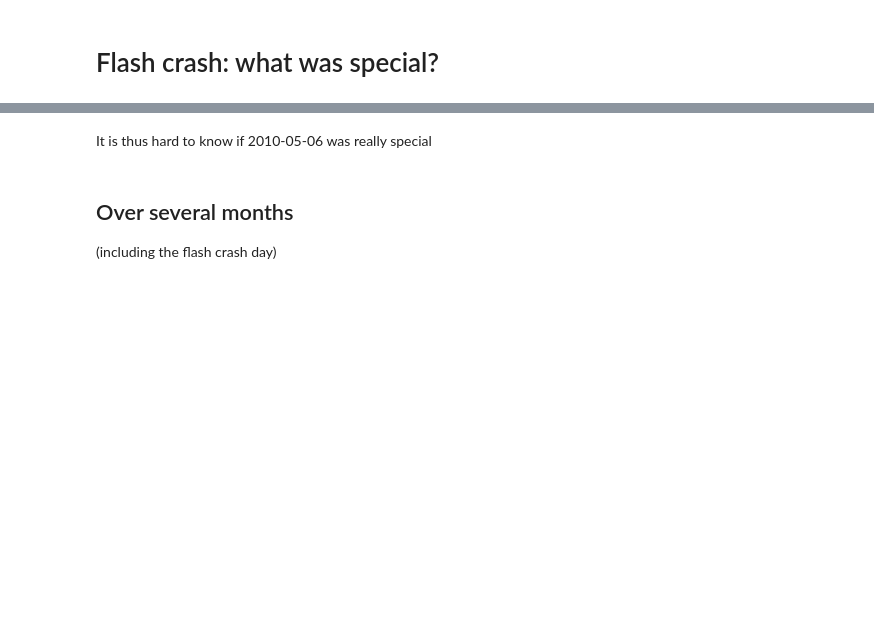
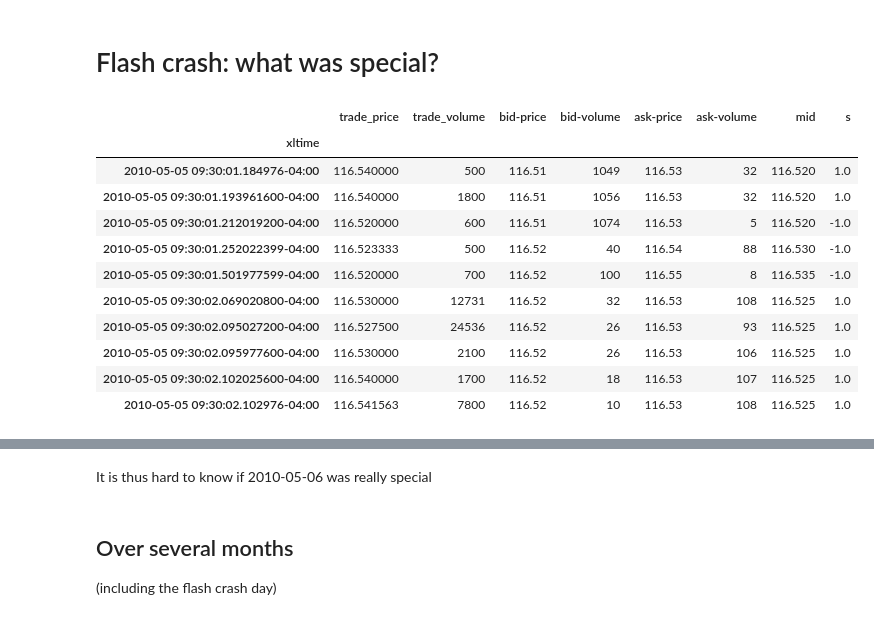
Before and after one commit to majkee15/FIN-525, a Jupyter notebook: src/notebooks/damien_challet/8_flash_crash_response_function_intraday_correlation.ipynb, the cells around one changed output, grey strips where cells are left out. Saved outputs shown, nothing was run; the diff lists cells and outputs as text; code cells hidden in the pictures; blank space fills up the shorter version.

```diff
--- a/src/notebooks/damien_challet/8_flash_crash_response_function_intraday_correlation.ipynb
+++ b/src/notebooks/damien_challet/8_flash_crash_response_function_intraday_correlation.ipynb
@@ -92,3 +95,18 @@ def loadEvents(ticker,date,dirData=r"C:\Projects\FIN-525\data\intraday\equities\
 events_05=loadEvents("SPY.P","2010-05-05")
 events_06=loadEvents("SPY.P","2010-05-06")
 events_07=loadEvents("SPY.P","2010-05-07")
+# %%
+events_05.head(10)
+# %% [output]
+|  | trade_price | trade_volume | bid-price | bid-volume | ask-price | ask-volume | mid | s |
+| xltime |  |  |  |  |  |  |  |  |
+| 2010-05-05 09:30:01.184976-04:00 | 116.540000 | 500 | 116.51 | 1049 | 116.53 | 32 | 116.520 | 1.0 |
+| 2010-05-05 09:30:01.193961600-04:00 | 116.540000 | 1800 | 116.51 | 1056 | 116.53 | 32 | 116.520 | 1.0 |
+| 2010-05-05 09:30:01.212019200-04:00 | 116.520000 | 600 | 116.51 | 1074 | 116.53 | 5 | 116.520 | -1.0 |
+| 2010-05-05 09:30:01.252022399-04:00 | 116.523333 | 500 | 116.52 | 40 | 116.54 | 88 | 116.530 | -1.0 |
+| 2010-05-05 09:30:01.501977599-04:00 | 116.520000 | 700 | 116.52 | 100 | 116.55 | 8 | 116.535 | -1.0 |
+| 2010-05-05 09:30:02.069020800-04:00 | 116.530000 | 12731 | 116.52 | 32 | 116.53 | 108 | 116.525 | 1.0 |
+| 2010-05-05 09:30:02.095027200-04:00 | 116.527500 | 24536 | 116.52 | 26 | 116.53 | 93 | 116.525 | 1.0 |
+| 2010-05-05 09:30:02.095977600-04:00 | 116.530000 | 2100 | 116.52 | 26 | 116.53 | 106 | 116.525 | 1.0 |
+| 2010-05-05 09:30:02.102025600-04:00 | 116.540000 | 1700 | 116.52 | 18 | 116.53 | 107 | 116.525 | 1.0 |
+| 2010-05-05 09:30:02.102976-04:00 | 116.541563 | 7800 | 116.52 | 10 | 116.53 | 108 | 116.525 | 1.0 |
```
Also changed, not shown: parts of 14 cells of this notebook, 4 other files.
